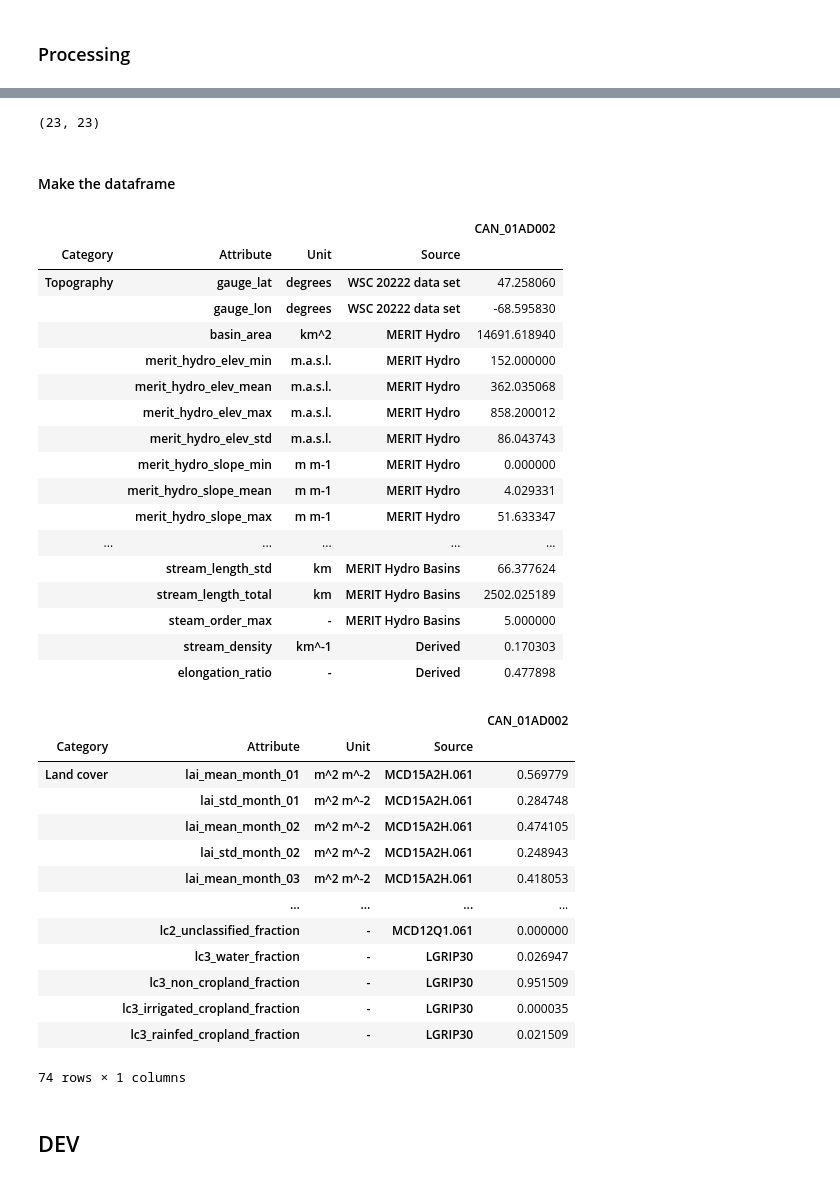
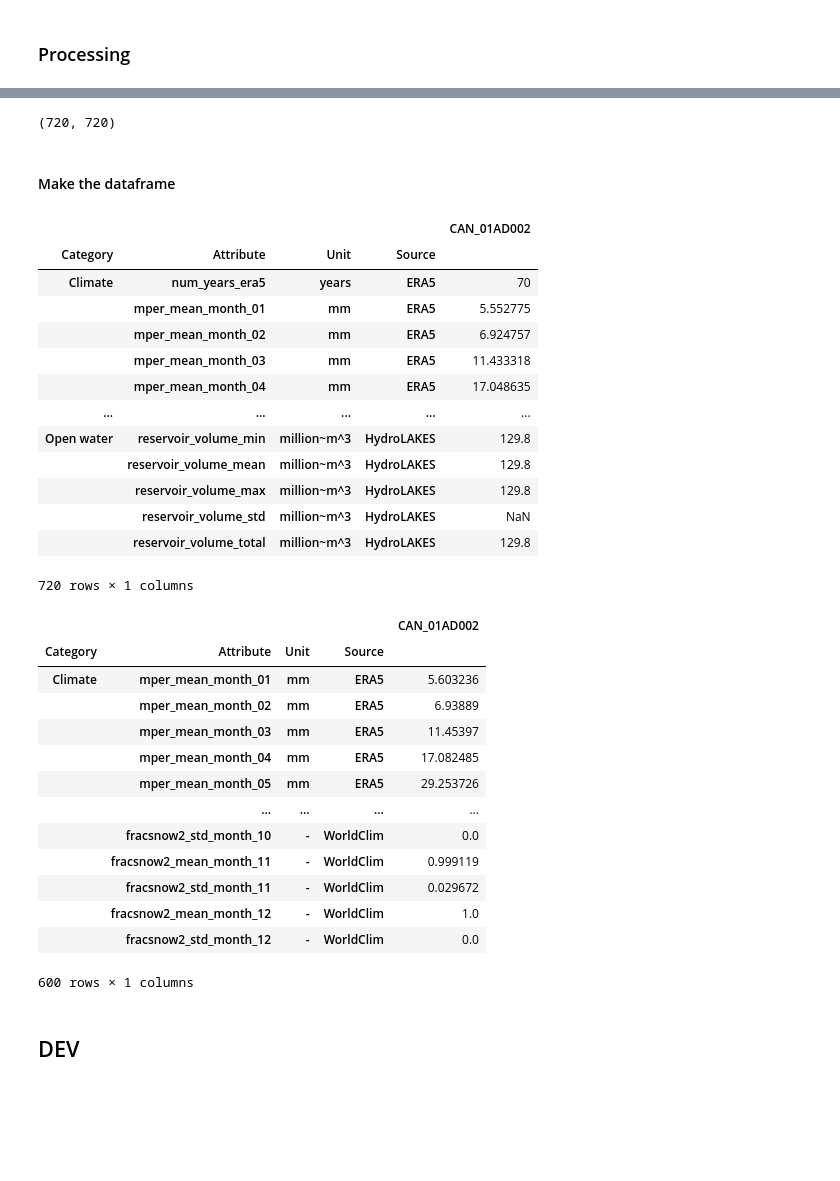
Before and after one commit to CH-Earth/camels_spat, a Jupyter notebook: 8_geospatial_data/3_calculate_attributes.ipynb, the cells around one changed output, grey strips where cells are left out. Drawn from its saved outputs; the diff is of its cells as text; code cells hidden in the pictures; blank space fills up the shorter version.

Commit message:
hydrolakes and signatures wip

```diff
--- a/8_geospatial_data/3_calculate_attributes.ipynb
+++ b/8_geospatial_data/3_calculate_attributes.ipynb
@@ -52,9 +52,9 @@ cs_unusable = pd.read_csv(cs_meta_path / cs_unusable_name, dtype={'Station_id':
 # %%
 debug_message = f'\n!!! CHECK DEBUGGING STATUS: \n- Testing 1 file \n- Testing 1 basin'
 # %%
-geo_subfolders = ['worldclim', 'lai', 'forest_height', 'glclu2019', 'modis_land','lgrip30','merit'] #'era5'
-# 'glhymps', 'hydrolakes','pelletier','soilgrids', 'hydrology'
-geo_subfolders = ['merit']
+data_subfolders = ['era5', 'worldclim', 'lai', 'forest_height', 'glclu2019', 'modis_land', 'lgrip30', 'merit', 'hydrolakes'] #
+# 'glhymps', 'pelletier','soilgrids', 'hydrology'
+#geo_subfolders = []
 # %%
 # Every attribute needs a list, so that we can efficiently construct a dataframe later
 l_gauges = [] # station ID
@@ -69,6 +69,7 @@ for ix,row in cs_meta.iterrows():
     basin_id, shp_lump_path, shp_dist_path, _, _ = prepare_delineation_outputs(cs_meta, ix, basins_path)
     geo_folder = basins_path / 'basin_data' / basin_id / 'geospatial'
     met_folder = basins_path / 'basin_data' / basin_id / 'forcing'
+    hyd_folder = basins_path / 'basin_data' / basin_id / 'observations'
 
     # Data storage
     l_gauges.append(basin_id) # Update the Station list
@@ -81,12 +82,12 @@ for ix,row in cs_meta.iterrows():
 
     # Data-specific processing
     print(f'Processing geospatial data into attributes for {basin_id}')
-    for dataset in geo_subfolders:
+    for dataset in data_subfolders:
         print(f' - processing {dataset}')
 
         ## CLIMATE
         if dataset == 'era5':
-            l_values, l_index = csa.attributes_from_era5(met_folder, shp, 'era5', l_values, l_index)
+            l_values, l_index, ds_precip, ds_era5 = csa.attributes_from_era5(met_folder, shp, 'era5', l_values, l_index)
         if dataset == 'worldclim':
             csa.oudin_pet_from_worldclim(geo_folder, dataset) # Get an extra PET estimate to sanity check ERA5 outcomes
             csa.aridity_and_fraction_snow_from_worldclim(geo_folder, dataset) # Get monthly aridity and fraction snow maps
@@ -108,6 +109,12 @@ for ix,row in cs_meta.iterrows():
         if dataset == 'merit':
             l_values, l_index = csa.attributes_from_merit(geo_folder, dataset, shp, riv, row, l_values, l_index)
 
+        ## OPENWATER
+        if dataset == 'hydrolakes':
+            l_values, l_index = csa.attributes_from_hydrolakes(geo_folder, dataset, l_values, l_index)
+        if dataset == 'hydrology':
+            a=1
+
 print(debug_message)
 # %% [output]
 !!! CHECK DEBUGGING STATUS:
@@ -122,7 +137,7 @@ Processing geospatial data into attributes for CAN_01AD002
 # %%
 len(l_values),len(l_index)
 # %% [output]
-(23, 23)
+(720, 720)
 # %% [markdown]
 #### Make the dataframe
 # %%
@@ -144,42 +159,38 @@ df
 # %% [output]
 |  |  |  |  | CAN_01AD002 |
 | Category | Attribute | Unit | Source |  |
-| Topography | gauge_lat | degrees | WSC 20222 data set | 47.258060 |
-|  | gauge_lon | degrees | WSC 20222 data set | -68.595830 |
-|  | basin_area | km^2 | MERIT Hydro | 14691.618940 |
-|  | merit_hydro_elev_min | m.a.s.l. | MERIT Hydro | 152.000000 |
-|  | merit_hydro_elev_mean | m.a.s.l. | MERIT Hydro | 362.035068 |
-|  | merit_hydro_elev_max | m.a.s.l. | MERIT Hydro | 858.200012 |
-|  | merit_hydro_elev_std | m.a.s.l. | MERIT Hydro | 86.043743 |
-|  | merit_hydro_slope_min | m m-1 | MERIT Hydro | 0.000000 |
-|  | merit_hydro_slope_mean | m m-1 | MERIT Hydro | 4.029331 |
-|  | merit_hydro_slope_max | m m-1 | MERIT Hydro | 51.633347 |
+| Climate | num_years_era5 | years | ERA5 | 70 |
+|  | mper_mean_month_01 | mm | ERA5 | 5.552775 |
+|  | mper_mean_month_02 | mm | ERA5 | 6.924757 |
+|  | mper_mean_month_03 | mm | ERA5 | 11.433318 |
+|  | mper_mean_month_04 | mm | ERA5 | 17.048635 |
 | ... | ... | ... | ... | ... |
-|  | stream_length_std | km | MERIT Hydro Basins | 66.377624 |
-|  | stream_length_total | km | MERIT Hydro Basins | 2502.025189 |
-|  | steam_order_max | - | MERIT Hydro Basins | 5.000000 |
-|  | stream_density | km^-1 | Derived | 0.170303 |
-|  | elongation_ratio | - | Derived | 0.477898 |
+| Open water | reservoir_volume_min | million~m^3 | HydroLAKES | 129.8 |
+|  | reservoir_volume_mean | million~m^3 | HydroLAKES | 129.8 |
+|  | reservoir_volume_max | million~m^3 | HydroLAKES | 129.8 |
+|  | reservoir_volume_std | million~m^3 | HydroLAKES | NaN |
+|  | reservoir_volume_total | million~m^3 | HydroLAKES | 129.8 |
+720 rows × 1 columns
 # %%
 # Example of selection code
-tmp = df.loc[df.index.get_level_values('Category').str.contains('Land cover')]# &
+tmp = df.loc[df.index.get_level_values('Category').str.contains('Climate')]# &
              #df.index.get_level_values('Attribute').str.contains('mean')].copy()
 tmp
 # %% [output]
 |  |  |  |  | CAN_01AD002 |
 | Category | Attribute | Unit | Source |  |
-| Land cover | lai_mean_month_01 | m^2 m^-2 | MCD15A2H.061 | 0.569779 |
-|  | lai_std_month_01 | m^2 m^-2 | MCD15A2H.061 | 0.284748 |
-|  | lai_mean_month_02 | m^2 m^-2 | MCD15A2H.061 | 0.474105 |
-|  | lai_std_month_02 | m^2 m^-2 | MCD15A2H.061 | 0.248943 |
-|  | lai_mean_month_03 | m^2 m^-2 | MCD15A2H.061 | 0.418053 |
+| Climate | mper_mean_month_01 | mm | ERA5 | 5.603236 |
+|  | mper_mean_month_02 | mm | ERA5 | 6.93889 |
+|  | mper_mean_month_03 | mm | ERA5 | 11.45397 |
+|  | mper_mean_month_04 | mm | ERA5 | 17.082485 |
+|  | mper_mean_month_05 | mm | ERA5 | 29.253726 |
 |  | ... | ... | ... | ... |
-|  | lc2_unclassified_fraction | - | MCD12Q1.061 | 0.000000 |
-|  | lc3_water_fraction | - | LGRIP30 | 0.026947 |
-|  | lc3_non_cropland_fraction | - | LGRIP30 | 0.951509 |
-|  | lc3_irrigated_cropland_fraction | - | LGRIP30 | 0.000035 |
-|  | lc3_rainfed_cropland_fraction | - | LGRIP30 | 0.021509 |
+|  | fracsnow2_std_month_10 | - | WorldClim | 0.0 |
+|  | fracsnow2_mean_month_11 | - | WorldClim | 0.999119 |
+|  | fracsnow2_std_month_11 | - | WorldClim | 0.029672 |
+|  | fracsnow2_mean_month_12 | - | WorldClim | 1.0 |
+|  | fracsnow2_std_month_12 | - | WorldClim | 0.0 |
-74 rows × 1 columns
+600 rows × 1 columns
 # %% [markdown]
 ## DEV
 # %%
```
Also changed, not shown: parts of 22 cells of this notebook, 1 other file.
